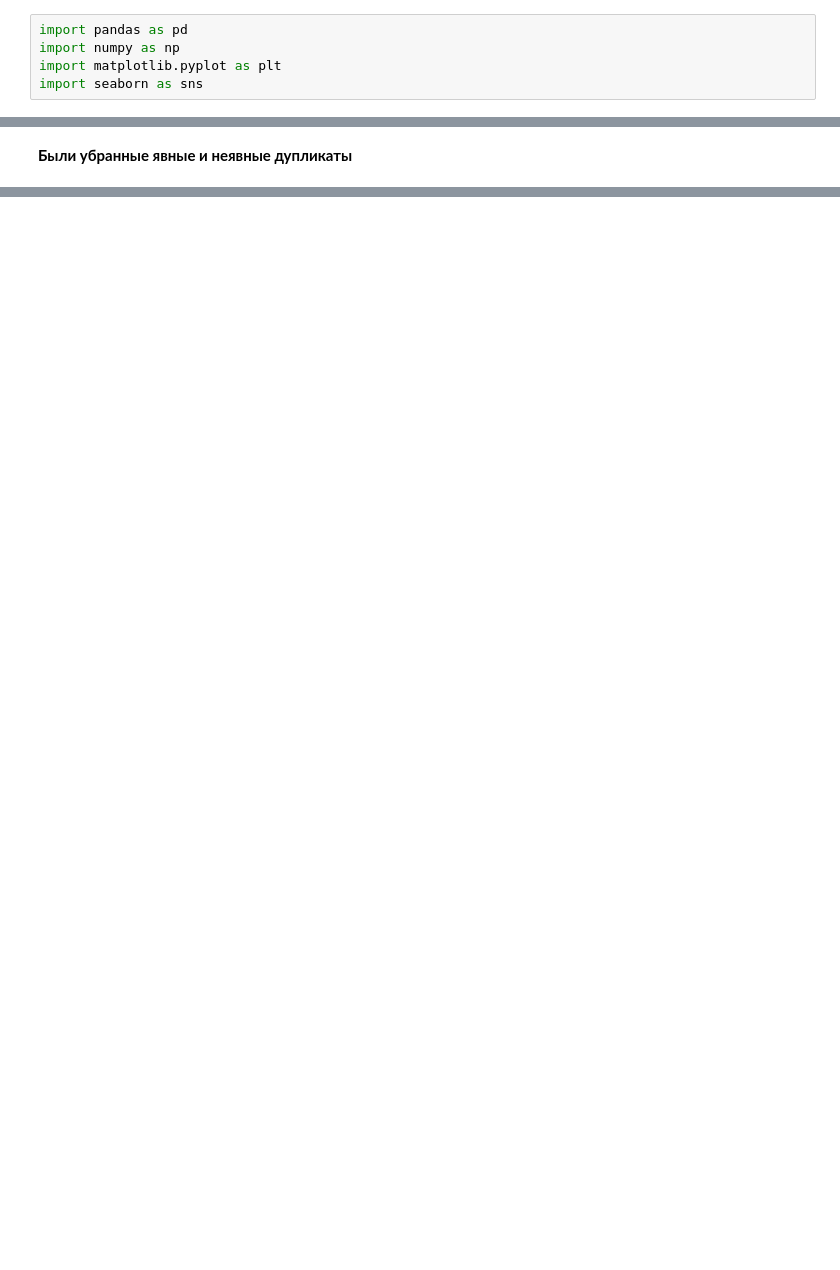
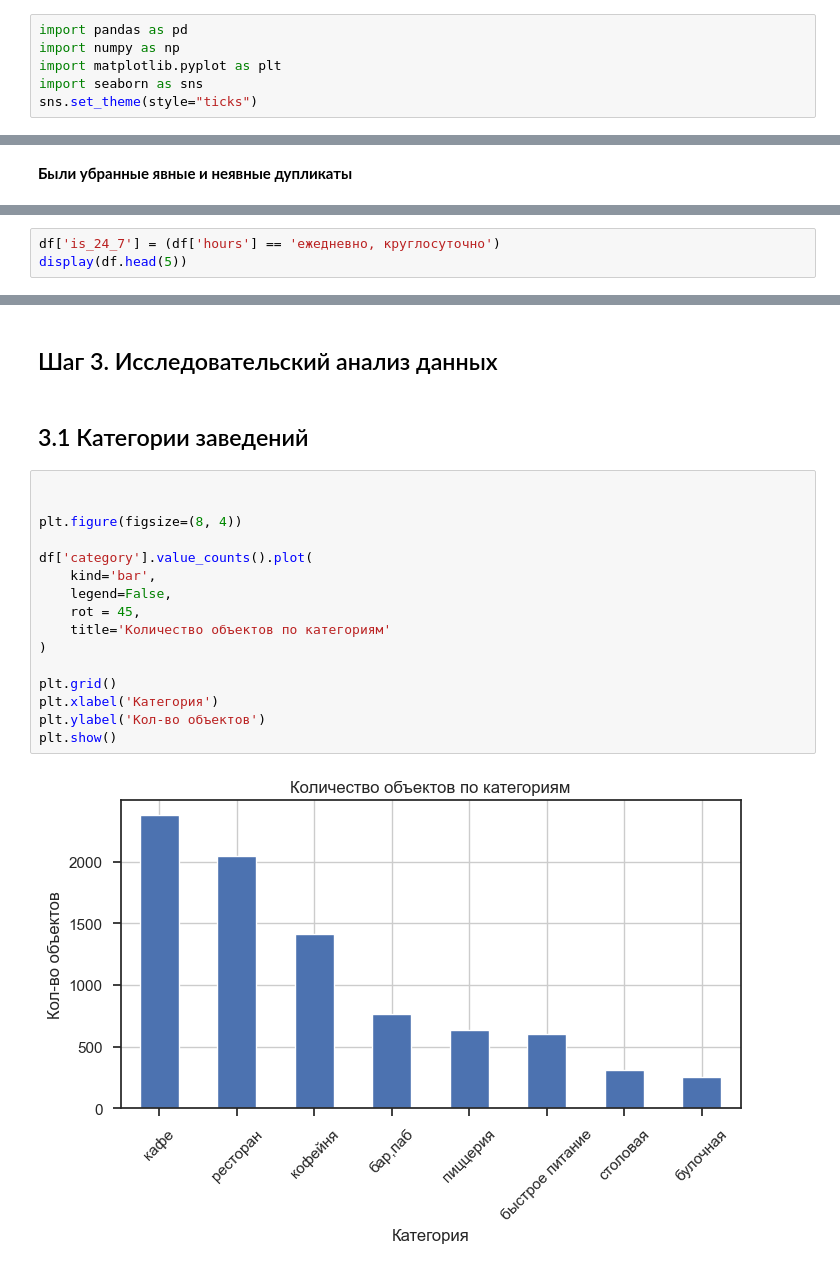
Before and after one commit to CAH0/Moscow_catering_market_research, a Jupyter notebook: File_analitics.ipynb, the cells around one changed output, grey strips where cells are left out. Drawn from its saved outputs; the diff is of its cells as text; blank space fills up the shorter version.

```diff
--- a/File_analitics.ipynb
+++ b/File_analitics.ipynb
@@ -72,6 +72,7 @@ import pandas as pd
 import numpy as np
 import matplotlib.pyplot as plt
 import seaborn as sns
+sns.set_theme(style="ticks")
 # %%
 read_info = pd.read_csv('https://code.s3.yandex.net/datasets/rest_info.csv')
 read_price = pd.read_csv('https://code.s3.yandex.net/datasets/rest_price.csv')
@@ -322,0 +351,3 @@ dupl('address')
+# %%
+df['is_24_7'] = (df['hours'] == 'ежедневно, круглосуточно')
+display(df.head(5))
@@ -322,0 +373,22 @@ dupl('address')
+# %% [markdown]
+## Шаг 3. Исследовательский анализ данных
+# %% [markdown]
+## 3.1 Категории заведений
+# %%
+
+
+plt.figure(figsize=(8, 4))
+
+df['category'].value_counts().plot(
+    kind='bar',
+    legend=False,
+    rot = 45,
+    title='Количество объектов по категориям'
+)
+
+plt.grid()
+plt.xlabel('Категория')
+plt.ylabel('Кол-во объектов')
+plt.show()
+# %% [output]
+[figure, added]
```
Also changed, not shown: parts of 10 cells of this notebook.
